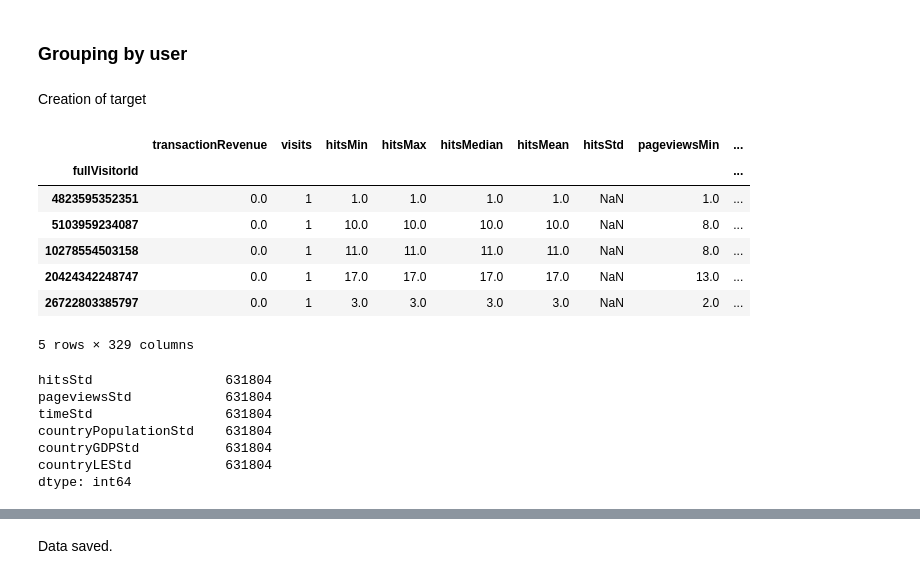
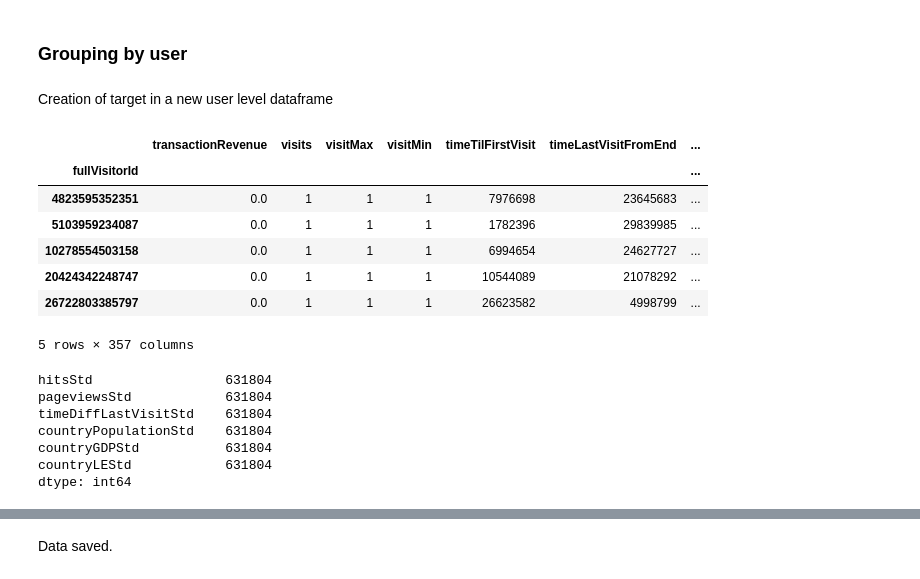
Before and after one commit to b-c-murphy/Capstone_GA-Revenue-Prediction, a Jupyter notebook: Feature Engineering, Processing and Modelling.ipynb, the cells around one changed output, grey strips where cells are left out. Saved outputs shown, nothing was run; the diff lists cells and outputs as text; code cells hidden in the pictures.

```diff
--- a/Feature Engineering, Processing and Modelling.ipynb
+++ b/Feature Engineering, Processing and Modelling.ipynb
@@ -90,6 +90,9 @@ Data columns (total 49 columns):
  48  keyword_search                           901907 non-null  int64
 dtypes: datetime64[ns](2), float64(8), int64(24), object(15)
 memory usage: 344.1+ MB
+# %%
+window_start = train['visitStartTime'].min()
+window_end = train['visitStartTime'].max()
 # %% [markdown]
 ### One hot encoding of categorical columns
 # %%
@@ -98,7 +101,7 @@ memory usage: 344.1+ MB
 "channelGrouping','date','fullVisitorId','sessionId','visitId','visitNumber','visitStartTime','browser','operatingSystem','isMobile','deviceCategory','continent','subContinent','country','region','met ...
 # %%
 num_cols = ['fullVisitorId','visitNumber','isMobile','hits','pageviews','bounces','newVisits',\
-        'hour','weekend','time','timeDiffLastVisit',\
+        'visitStartTime','weekend','time','timeDiffLastVisit',\
         'countryPopulation','countryGDP','countryLE','keywordStore',\
         'keywordMerch','keywordShirt','keywordGoogle',\
         'keywordYoutube','keywordShop','keywordApparel',\
@@ -109,8 +112,10 @@ num_cols = ['fullVisitorId','visitNumber','isMobile','hits','pageviews','bounces
 # %%
 dummy_cols = ['channelGrouping','browser','operatingSystem',\
               'deviceCategory','subContinent','city','state',\
-              'campaign','source','month']
+              'campaign','source','month','hour']
 # %%
-### convert month to object for label encoding
+### convert month to object for label encoding, ditto for hour
 train['month'] = train['month'].astype('object')
 train['month'].dtype
+
+train['hour'] = train['hour'].astype('object')
@@ -134,7 +137,7 @@ bool_cols = ['isMobile','weekend','bounces','keywordStore','keywordMerch','keywo
 # %%
 user_groupby = train.groupby('fullVisitorId', as_index=True)
 # %% [markdown]
-Creation of target
+Creation of target in a new user level dataframe
 # %%
 ### Function for creation of target column ln(total_revenue_per_user + 1)
 TargetFunc = lambda x: np.log(sum(x) + 1.0)
@@ -141,50 +147,55 @@ TargetFunc = lambda x: np.log(sum(x) + 1.0)
 # %%
-### Calculate target
-X = user_groupby[['transactionRevenue']].agg(TargetFunc)
+### Create features based on visits
+X['visits'] = user_groupby[['transactionRevenue']].count()
+X['visitMax'] = user_groupby['visitNumber'].max()
+X['visitMin'] = user_groupby['visitNumber'].min()
 
-### Create number of visits
-X['visits'] = user_groupby[['transactionRevenue']].count()
+### Create features based on time between visits and start and end of the data window
+X['timeTilFirstVisit'] = user_groupby['visitStartTime'].agg(lambda x: min(x) - window_start)
+X['timeLastVisitFromEnd'] = user_groupby['visitStartTime'].agg(lambda x: window_end - max(x))
+
+
 
 ### Create statistical measures of numerical columns
-for col in ['hits','pageviews','time']:
+for col in ['hits','pageviews','timeDiffLastVisit']:
     dum = user_groupby[[col]].agg(['min','max','median','mean','std'])
     dum.columns = [col+i.capitalize() for i in ['min','max','median','mean','std']]
     X = pd.concat([X,dum], axis=1)
     del dum
 
 
 for col in ['countryPopulation','countryGDP','countryLE']:
     dum = user_groupby[[col]].agg(['mean','std'])
     dum.columns = [col+i.capitalize() for i in ['mean','std']]
     X = pd.concat([X,dum], axis=1)
     del dum
 
 ### calculate mean of boolean columns
 for col in bool_cols:
     dum = user_groupby[[col]].mean()
     dum.columns = [col+'Mean']
     X = pd.concat([X,dum], axis=1)
     del dum
 
 ### Mean of dummy columns with correct column naming
 for col in dummy_cols:
     for dumi_col in [i for i in train_cols if i.startswith(col)]:
         dum = user_groupby[[dumi_col]].mean()
         dum.columns = [dumi_col+'Mean']
         X = pd.concat([X,dum], axis=1)
         del dum
 
 
 
 
 X.head()
 # %% [output]
-|  | transactionRevenue | visits | hitsMin | hitsMax | hitsMedian | hitsMean | hitsStd | pageviewsMin | ... |
-| fullVisitorId |  |  |  |  |  |  |  |  | ... |
-| 4823595352351 | 0.0 | 1 | 1.0 | 1.0 | 1.0 | 1.0 | NaN | 1.0 | ... |
-| 5103959234087 | 0.0 | 1 | 10.0 | 10.0 | 10.0 | 10.0 | NaN | 8.0 | ... |
-| 10278554503158 | 0.0 | 1 | 11.0 | 11.0 | 11.0 | 11.0 | NaN | 8.0 | ... |
-| 20424342248747 | 0.0 | 1 | 17.0 | 17.0 | 17.0 | 17.0 | NaN | 13.0 | ... |
-| 26722803385797 | 0.0 | 1 | 3.0 | 3.0 | 3.0 | 3.0 | NaN | 2.0 | ... |
+|  | transactionRevenue | visits | visitMax | visitMin | timeTilFirstVisit | timeLastVisitFromEnd | ... |
+| fullVisitorId |  |  |  |  |  |  | ... |
+| 4823595352351 | 0.0 | 1 | 1 | 1 | 7976698 | 23645683 | ... |
+| 5103959234087 | 0.0 | 1 | 1 | 1 | 1782396 | 29839985 | ... |
+| 10278554503158 | 0.0 | 1 | 1 | 1 | 6994654 | 24627727 | ... |
+| 20424342248747 | 0.0 | 1 | 1 | 1 | 10544089 | 21078292 | ... |
+| 26722803385797 | 0.0 | 1 | 1 | 1 | 26623582 | 4998799 | ... |
-5 rows × 329 columns
+5 rows × 357 columns
 # %%
@@ -195,7 +206,7 @@ nulls[nulls>0]
 # %% [output]
 hitsStd                 631804
 pageviewsStd            631804
-timeStd                 631804
+timeDiffLastVisitStd    631804
 countryPopulationStd    631804
 countryGDPStd           631804
 countryLEStd            631804
```
Also changed, not shown: parts of 103 cells of this notebook.
